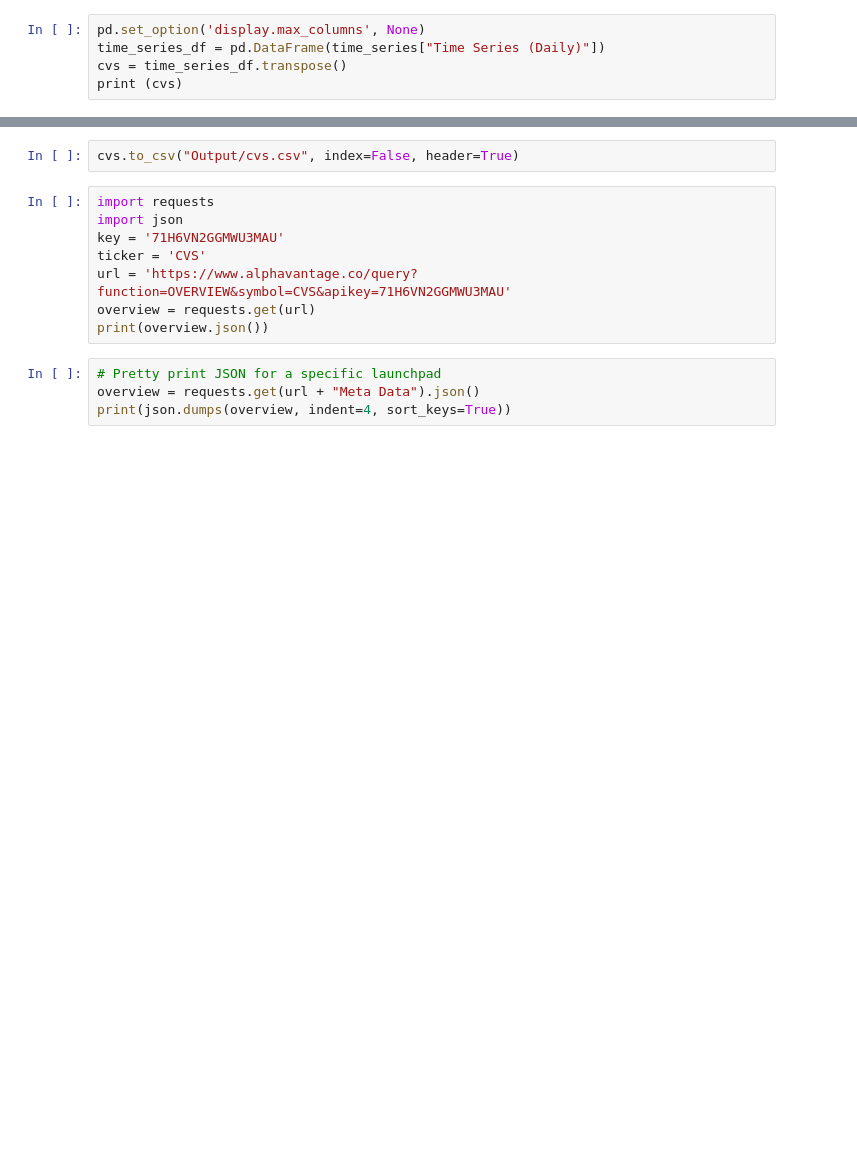
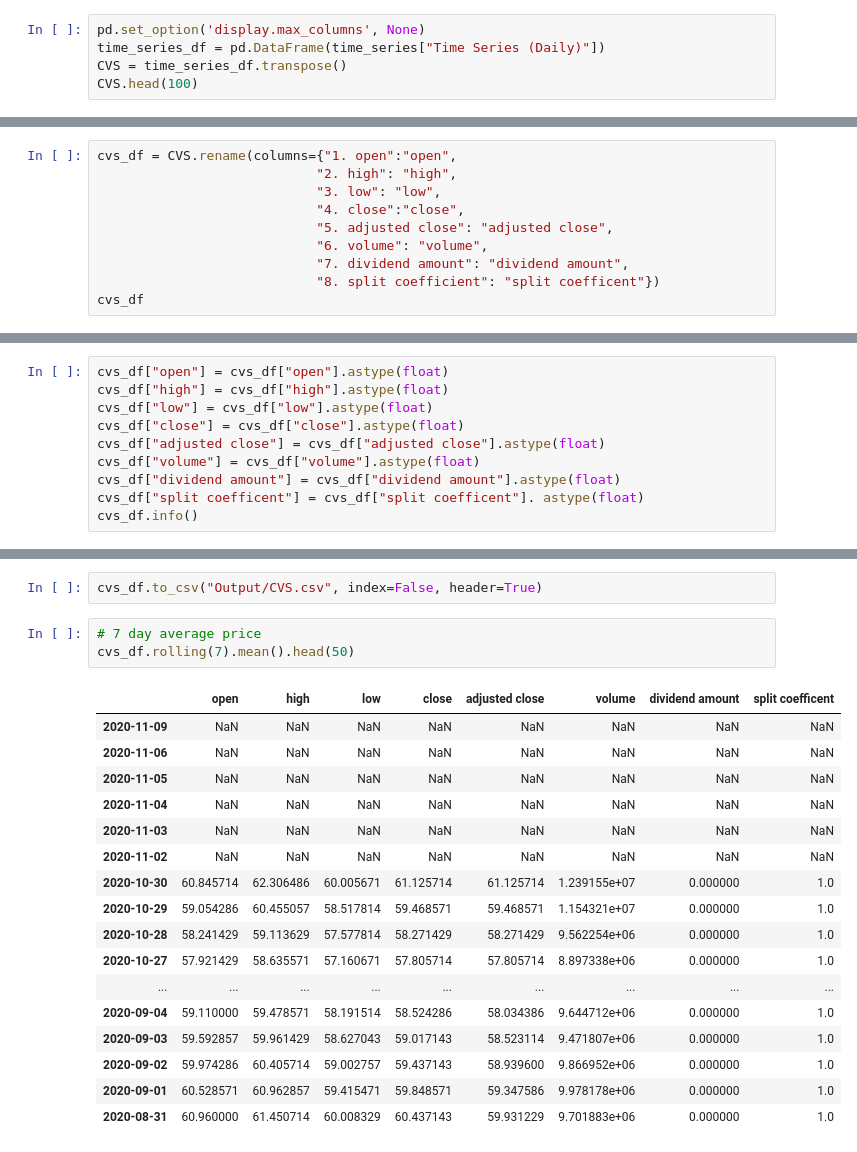
Before and after one commit to doppio-ristretto/Stocks, a Jupyter notebook: CVS.ipynb, the cells around one changed output, grey strips where cells are left out. Cells and saved outputs as stored; diff of their text form; blank space fills up the shorter version.

```diff
--- a/CVS.ipynb
+++ b/CVS.ipynb
@@ -44,6 +52,6 @@ print(json.dumps(time_series, indent=4, sort_keys=True))
 # %%
 pd.set_option('display.max_columns', None)
 time_series_df = pd.DataFrame(time_series["Time Series (Daily)"])
-cvs = time_series_df.transpose()
-print (cvs)
+CVS = time_series_df.transpose()
+CVS.head(100)
 # %% [output]
@@ -66,0 +71,10 @@ print (cvs)
+# %%
+cvs_df = CVS.rename(columns={"1. open":"open",
+                            "2. high": "high",
+                            "3. low": "low",
+                            "4. close":"close",
+                            "5. adjusted close": "adjusted close",
+                            "6. volume": "volume",
+                            "7. dividend amount": "dividend amount",
+                            "8. split coefficient": "split coefficent"})
+cvs_df
@@ -66,0 +125,10 @@ print (cvs)
+# %%
+cvs_df["open"] = cvs_df["open"].astype(float)
+cvs_df["high"] = cvs_df["high"].astype(float)
+cvs_df["low"] = cvs_df["low"].astype(float)
+cvs_df["close"] = cvs_df["close"].astype(float)
+cvs_df["adjusted close"] = cvs_df["adjusted close"].astype(float)
+cvs_df["volume"] = cvs_df["volume"].astype(float)
+cvs_df["dividend amount"] = cvs_df["dividend amount"].astype(float)
+cvs_df["split coefficent"] = cvs_df["split coefficent"]. astype(float)
+cvs_df.info()
@@ -67,14 +151,23 @@ print (cvs)
 # %%
-cvs.to_csv("Output/cvs.csv", index=False, header=True)
+cvs_df.to_csv("Output/CVS.csv", index=False, header=True)
-# %%
-import requests
-import json
-key = '71H6VN2GGMWU3MAU'
-ticker = 'CVS'
-url = 'https://www.alphavantage.co/query?function=OVERVIEW&symbol=CVS&apikey=71H6VN2GGMWU3MAU'
-overview = requests.get(url)
-print(overview.json())
-# %%
-# Pretty print JSON for a specific launchpad
-overview = requests.get(url + "Meta Data").json()
-print(json.dumps(overview, indent=4, sort_keys=True))
+# %%
+# 7 day average price
+cvs_df.rolling(7).mean().head(50)
+# %% [output]
+|  | open | high | low | close | adjusted close | volume | dividend amount | split coefficent |
+| 2020-11-09 | NaN | NaN | NaN | NaN | NaN | NaN | NaN | NaN |
+| 2020-11-06 | NaN | NaN | NaN | NaN | NaN | NaN | NaN | NaN |
+| 2020-11-05 | NaN | NaN | NaN | NaN | NaN | NaN | NaN | NaN |
+| 2020-11-04 | NaN | NaN | NaN | NaN | NaN | NaN | NaN | NaN |
+| 2020-11-03 | NaN | NaN | NaN | NaN | NaN | NaN | NaN | NaN |
+| 2020-11-02 | NaN | NaN | NaN | NaN | NaN | NaN | NaN | NaN |
+| 2020-10-30 | 60.845714 | 62.306486 | 60.005671 | 61.125714 | 61.125714 | 1.239155e+07 | 0.000000 | 1.0 |
+| 2020-10-29 | 59.054286 | 60.455057 | 58.517814 | 59.468571 | 59.468571 | 1.154321e+07 | 0.000000 | 1.0 |
+| 2020-10-28 | 58.241429 | 59.113629 | 57.577814 | 58.271429 | 58.271429 | 9.562254e+06 | 0.000000 | 1.0 |
+| 2020-10-27 | 57.921429 | 58.635571 | 57.160671 | 57.805714 | 57.805714 | 8.897338e+06 | 0.000000 | 1.0 |
+| ... | ... | ... | ... | ... | ... | ... | ... | ... |
+| 2020-09-04 | 59.110000 | 59.478571 | 58.191514 | 58.524286 | 58.034386 | 9.644712e+06 | 0.000000 | 1.0 |
+| 2020-09-03 | 59.592857 | 59.961429 | 58.627043 | 59.017143 | 58.523114 | 9.471807e+06 | 0.000000 | 1.0 |
+| 2020-09-02 | 59.974286 | 60.405714 | 59.002757 | 59.437143 | 58.939600 | 9.866952e+06 | 0.000000 | 1.0 |
+| 2020-09-01 | 60.528571 | 60.962857 | 59.415471 | 59.848571 | 59.347586 | 9.978178e+06 | 0.000000 | 1.0 |
+| 2020-08-31 | 60.960000 | 61.450714 | 60.008329 | 60.437143 | 59.931229 | 9.701883e+06 | 0.000000 | 1.0 |
```
Also changed, not shown: parts of 13 cells of this notebook, 2 other files.
